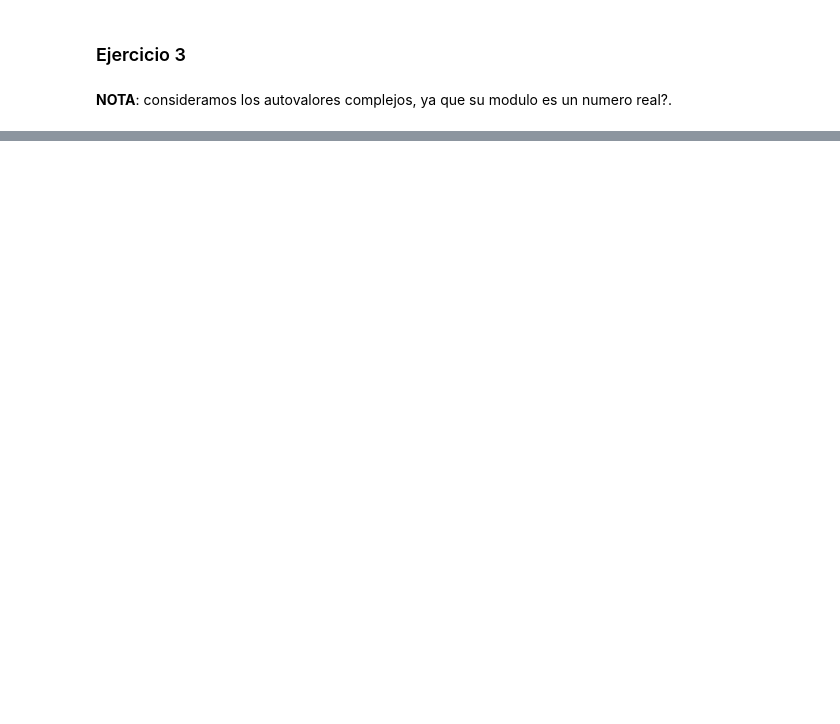
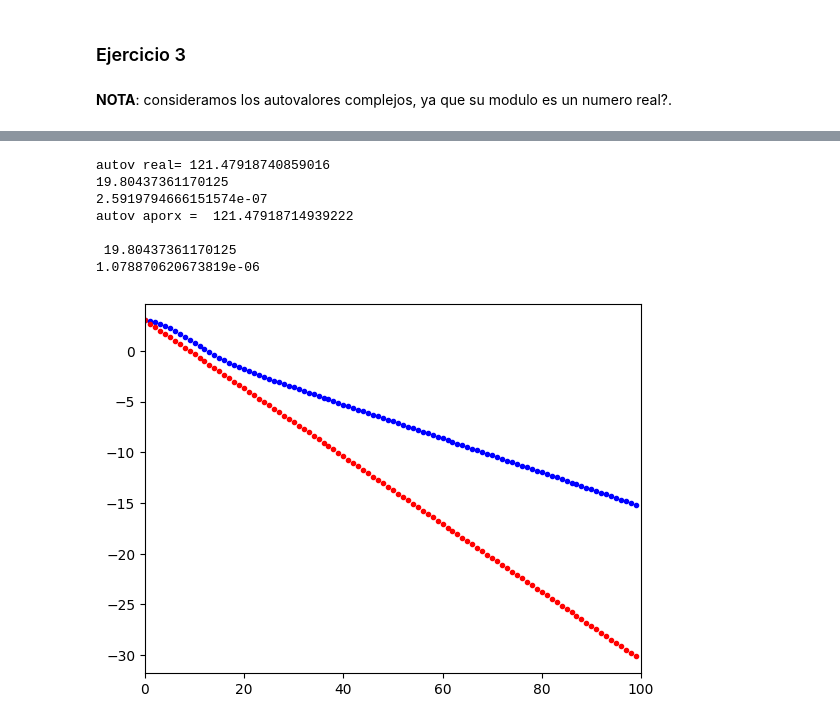
Before and after one commit to arielbakal/AlgebraLinealComputacional_UBA_FCEN, a Jupyter notebook: laboratorio/TP1/TP1.ipynb, the cells around one changed output, grey strips where cells are left out. Drawn from its saved outputs; the diff is of its cells as text; code cells hidden in the pictures; blank space fills up the shorter version.

```diff
--- a/laboratorio/TP1/TP1.ipynb
+++ b/laboratorio/TP1/TP1.ipynb
@@ -247,0 +267,11 @@ error_aprox_autov(B,100)
+# %%
+error_aprox_autov(C,100)
+# %% [output]
+autov real= 121.47918740859016
+19.80437361170125
+2.5919794666151574e-07
+autov aporx =  121.47918714939222
+
+ 19.80437361170125
+1.078870620673819e-06
+[figure, added]
```
Also changed, not shown: parts of 11 cells of this notebook.
